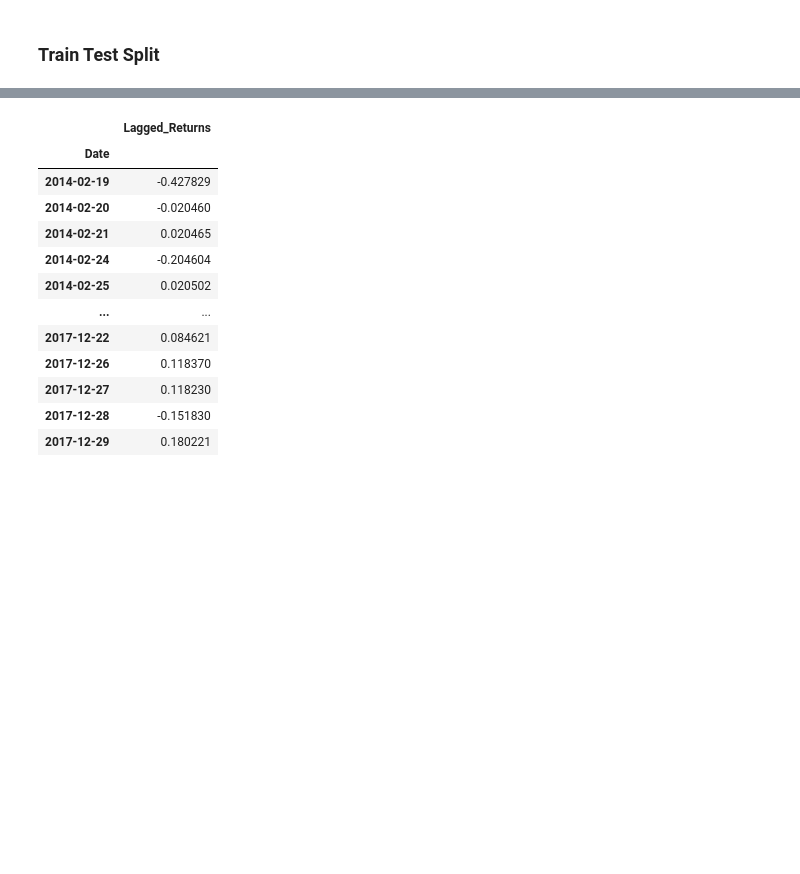
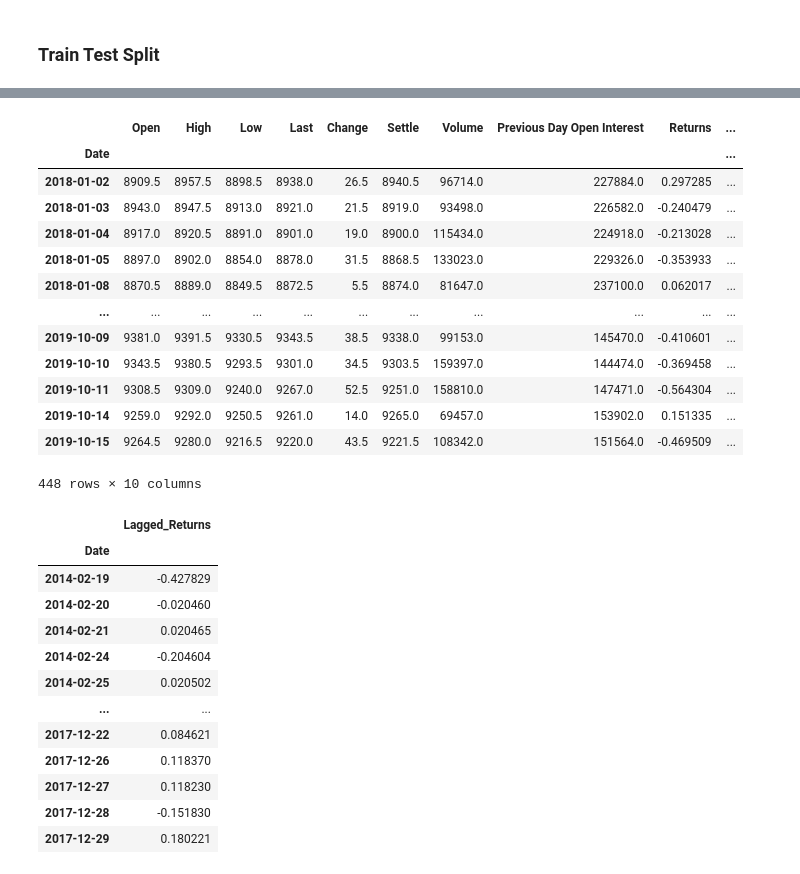
Before and after one commit to Renumelb/Homework10, a Jupyter notebook: regression_analysis.ipynb, the cells around one changed output, grey strips where cells are left out. Saved outputs shown, nothing was run; the diff lists cells and outputs as text; code cells hidden in the pictures; blank space fills up the shorter version.

```diff
--- a/regression_analysis.ipynb
+++ b/regression_analysis.ipynb
@@ -86,3 +97,20 @@ test = yen_futures['2018':]
+# %%
+test # contains data from 2018 and 2019
+# %% [output]
+|  | Open | High | Low | Last | Change | Settle | Volume | Previous Day Open Interest | Returns | ... |
+| Date |  |  |  |  |  |  |  |  |  | ... |
+| 2018-01-02 | 8909.5 | 8957.5 | 8898.5 | 8938.0 | 26.5 | 8940.5 | 96714.0 | 227884.0 | 0.297285 | ... |
+| 2018-01-03 | 8943.0 | 8947.5 | 8913.0 | 8921.0 | 21.5 | 8919.0 | 93498.0 | 226582.0 | -0.240479 | ... |
+| 2018-01-04 | 8917.0 | 8920.5 | 8891.0 | 8901.0 | 19.0 | 8900.0 | 115434.0 | 224918.0 | -0.213028 | ... |
+| 2018-01-05 | 8897.0 | 8902.0 | 8854.0 | 8878.0 | 31.5 | 8868.5 | 133023.0 | 229326.0 | -0.353933 | ... |
+| 2018-01-08 | 8870.5 | 8889.0 | 8849.5 | 8872.5 | 5.5 | 8874.0 | 81647.0 | 237100.0 | 0.062017 | ... |
+| ... | ... | ... | ... | ... | ... | ... | ... | ... | ... | ... |
+| 2019-10-09 | 9381.0 | 9391.5 | 9330.5 | 9343.5 | 38.5 | 9338.0 | 99153.0 | 145470.0 | -0.410601 | ... |
+| 2019-10-10 | 9343.5 | 9380.5 | 9293.5 | 9301.0 | 34.5 | 9303.5 | 159397.0 | 144474.0 | -0.369458 | ... |
+| 2019-10-11 | 9308.5 | 9309.0 | 9240.0 | 9267.0 | 52.5 | 9251.0 | 158810.0 | 147471.0 | -0.564304 | ... |
+| 2019-10-14 | 9259.0 | 9292.0 | 9250.5 | 9261.0 | 14.0 | 9265.0 | 69457.0 | 153902.0 | 0.151335 | ... |
+| 2019-10-15 | 9264.5 | 9280.0 | 9216.5 | 9220.0 | 43.5 | 9221.5 | 108342.0 | 151564.0 | -0.469509 | ... |
+448 rows × 10 columns
 # %%
 # Create four dataframes:
 # X_train (training set using just the independent variables), X_test (test set of of just the independent variables)
```
Also changed, not shown: parts of 8 cells of this notebook.
